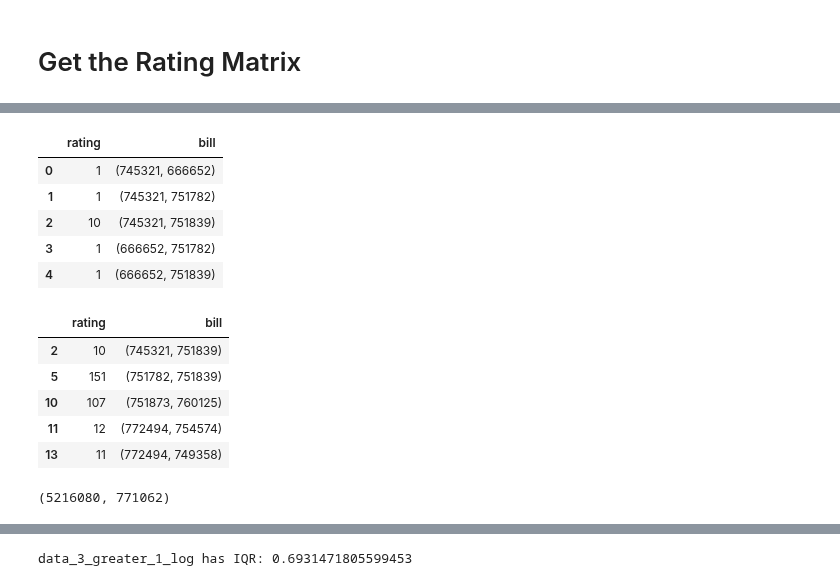
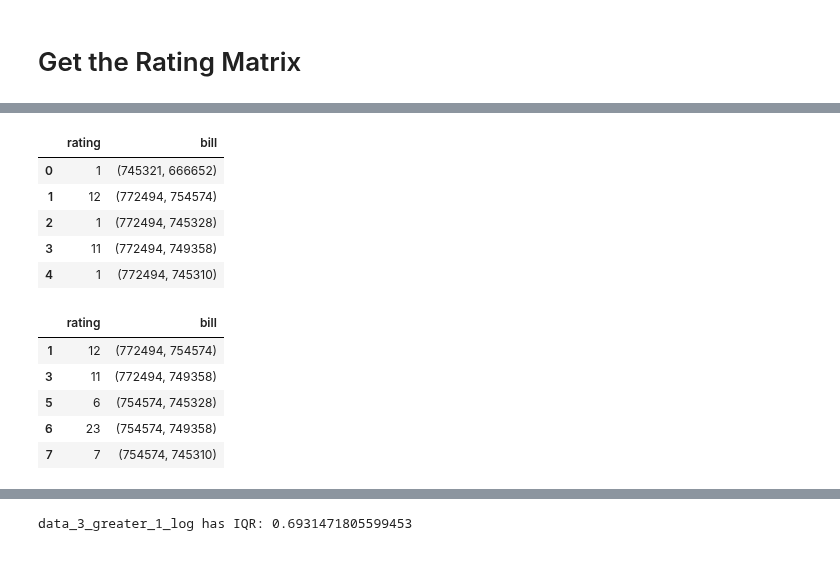
Before and after one commit to melihkacaman/Option-Matrix-Factorization, a Jupyter notebook: notebooks/03. Model Creation.ipynb, the cells around one changed output, grey strips where cells are left out. Drawn from its saved outputs; the diff is of its cells as text; code cells hidden in the pictures.

```diff
--- a/notebooks/03. Model Creation.ipynb
+++ b/notebooks/03. Model Creation.ipynb
@@ -8,28 +17,24 @@
 # !pip install efficient-apriori
 # %%
 import pandas as pd
-data_with_3 = pd.read_csv("../datasets/ratings_with_3_combinations.csv")[["rating", "bill"]]
+data_with_3 = pd.read_csv("../datasets/ratings_with_3_combinations_reduced.csv")[["rating", "bill"]]
 
 data_with_3.head()
 # %% [output]
 |  | rating | bill |
 | 0 | 1 | (745321, 666652) |
-| 1 | 1 | (745321, 751782) |
-| 2 | 10 | (745321, 751839) |
-| 3 | 1 | (666652, 751782) |
-| 4 | 1 | (666652, 751839) |
+| 1 | 12 | (772494, 754574) |
+| 2 | 1 | (772494, 745328) |
+| 3 | 11 | (772494, 749358) |
+| 4 | 1 | (772494, 745310) |
 # %%
 data_3_greater_1 = data_with_3[data_with_3.rating > 1]
 
 data_3_greater_1.head()
 # %% [output]
 |  | rating | bill |
-| 2 | 10 | (745321, 751839) |
-| 5 | 151 | (751782, 751839) |
-| 10 | 107 | (751873, 760125) |
-| 11 | 12 | (772494, 754574) |
-| 13 | 11 | (772494, 749358) |
+| 1 | 12 | (772494, 754574) |
+| 3 | 11 | (772494, 749358) |
+| 5 | 6 | (754574, 745328) |
+| 6 | 23 | (754574, 749358) |
+| 7 | 7 | (754574, 745310) |
-# %%
-len(data_with_3), len(data)
-# %% [output]
-(5216080, 771062)
```
Also changed, not shown: parts of 34 cells of this notebook, 4 other files.
